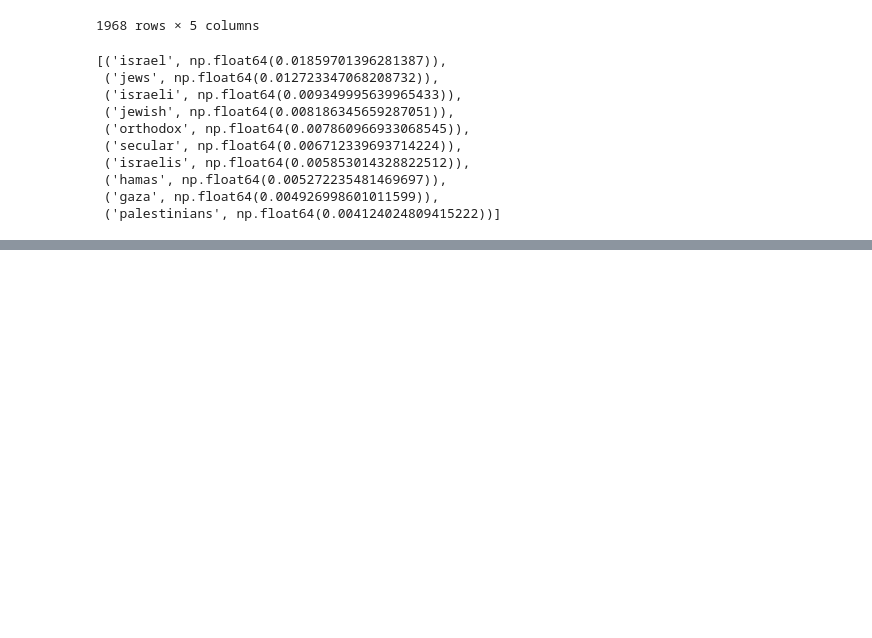
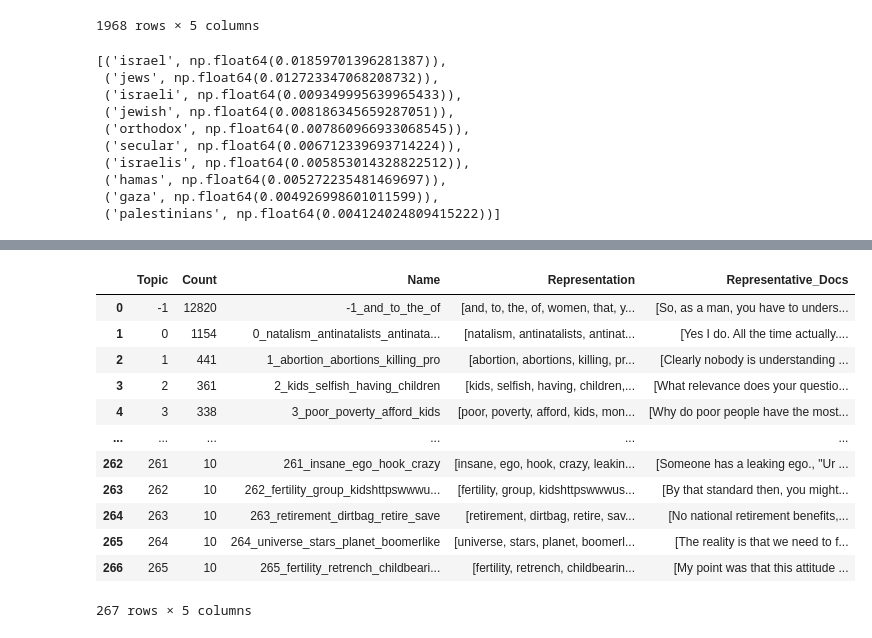
Before and after one commit to romxero/phd_research_project, a Jupyter notebook: analysis.ipynb, the cells around one changed output, grey strips where cells are left out. Cells and saved outputs as stored; diff of their text form; code cells hidden in the pictures; blank space fills up the shorter version.

```diff
--- a/analysis.ipynb
+++ b/analysis.ipynb
@@ -493,0 +626,11 @@ cleanedCommentTopicModel.get_topic(1)
+# %%
+upVotesComments = natalismComments[natalismComments['ups'] > 50]
+upVotesComments['ups'].head(10).sort_values(ascending=False)
+
+
+upvoteOver100CorpusList = []
+for _str in upVotesComments["body"]:
+    upvoteOver100CorpusList.append(_str)
+
+upvoteOver100TopicModel = BERTopic()
+upvoteOver100Topics, upvoteOver100Probs = upvoteOver100TopicModel.fit_transform(upvoteOver100CorpusList)
@@ -493,0 +651,27 @@ cleanedCommentTopicModel.get_topic(1)
+# %%
+lowVotesComments = natalismComments[natalismComments['ups'] < 0]
+lowVotesComments['ups'].head(10).sort_values(ascending=False)
+
+
+lowVotesCorpusList = []
+for _str in lowVotesComments["body"]:
+    lowVotesCorpusList.append(_str)
+
+lowVotesTopicModel = BERTopic()
+lowVotesTopics, lowVotesProbs = lowVotesTopicModel.fit_transform(lowVotesCorpusList)
+# %%
+lowVotesTopicModel.get_topic_info()
+# %% [output]
+|  | Topic | Count | Name | Representation | Representative_Docs |
+| 0 | -1 | 12820 | -1_and_to_the_of | [and, to, the, of, women, that, y... | [So, as a man, you have to unders... |
+| 1 | 0 | 1154 | 0_natalism_antinatalists_antinata... | [natalism, antinatalists, antinat... | [Yes I do. All the time actually.... |
+| 2 | 1 | 441 | 1_abortion_abortions_killing_pro | [abortion, abortions, killing, pr... | [Clearly nobody is understanding ... |
+| 3 | 2 | 361 | 2_kids_selfish_having_children | [kids, selfish, having, children,... | [What relevance does your questio... |
+| 4 | 3 | 338 | 3_poor_poverty_afford_kids | [poor, poverty, afford, kids, mon... | [Why do poor people have the most... |
+| ... | ... | ... | ... | ... | ... |
+| 262 | 261 | 10 | 261_insane_ego_hook_crazy | [insane, ego, hook, crazy, leakin... | [Someone has a leaking ego., "Ur ... |
+| 263 | 262 | 10 | 262_fertility_group_kidshttpswwwu... | [fertility, group, kidshttpswwwus... | [By that standard then, you might... |
+| 264 | 263 | 10 | 263_retirement_dirtbag_retire_save | [retirement, dirtbag, retire, sav... | [No national retirement benefits,... |
+| 265 | 264 | 10 | 264_universe_stars_planet_boomerlike | [universe, stars, planet, boomerl... | [The reality is that we need to f... |
+| 266 | 265 | 10 | 265_fertility_retrench_childbeari... | [fertility, retrench, childbearin... | [My point was that this attitude ... |
+267 rows × 5 columns
```
Also changed, not shown: parts of 25 cells of this notebook.
